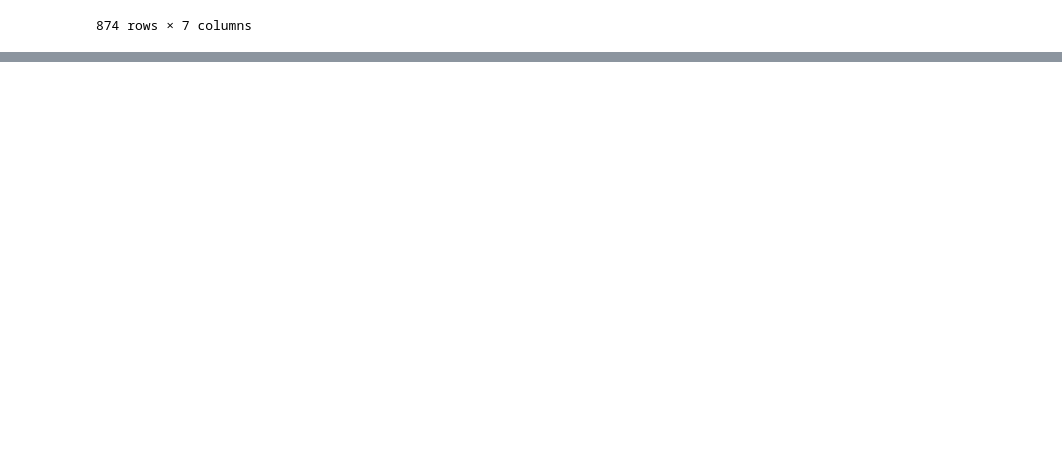
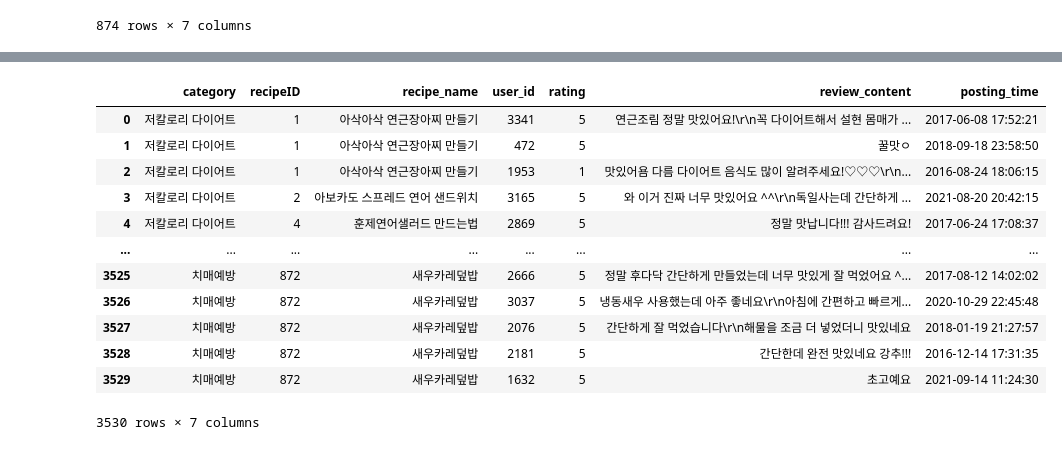
Before and after one commit to jonggu12/yorehalre_project, a Jupyter notebook: 03.DB저장/code/01. DB저장.ipynb, the cells around one changed output, grey strips where cells are left out. Saved outputs shown, nothing was run; the diff lists cells and outputs as text; code cells hidden in the pictures; blank space fills up the shorter version.

```diff
--- a/03.DB저장/code/01. DB저장.ipynb
+++ b/03.DB저장/code/01. DB저장.ipynb
@@ -385,0 +389,5 @@ conn.close()
+# %%
+excel_file ='../src/user_review.csv'
+df = pd.read_csv(excel_file)
+
+df.head()
@@ -385,0 +401,22 @@ conn.close()
+# %%
+# 값을 대체
+df['user_id'] = df['reviewID']
+df.drop(columns='reviewID',inplace=True)
+# %%
+# 열 재배열
+df = df[['category','recipeID','recipe_name','user_id','rating','review_content','posting_time']]
+df
+# %% [output]
+|  | category | recipeID | recipe_name | user_id | rating | review_content | posting_time |
+| 0 | 저칼로리 다이어트 | 1 | 아삭아삭 연근장아찌 만들기 | 3341 | 5 | 연근조림 정말 맛있어요!\r\n꼭 다이어트해서 설현 몸매가 ... | 2017-06-08 17:52:21 |
+| 1 | 저칼로리 다이어트 | 1 | 아삭아삭 연근장아찌 만들기 | 472 | 5 | 꿀맛ㅇ | 2018-09-18 23:58:50 |
+| 2 | 저칼로리 다이어트 | 1 | 아삭아삭 연근장아찌 만들기 | 1953 | 1 | 맛있어욤 다름 다이어트 음식도 많이 알려주세요!♡♡♡\r\n... | 2016-08-24 18:06:15 |
+| 3 | 저칼로리 다이어트 | 2 | 아보카도 스프레드 연어 샌드위치 | 3165 | 5 | 와 이거 진짜 너무 맛있어요 ^^\r\n독일사는데 간단하게 ... | 2021-08-20 20:42:15 |
+| 4 | 저칼로리 다이어트 | 4 | 훈제연어샐러드 만드는법 | 2869 | 5 | 정말 맛납니다!!! 감사드려요! | 2017-06-24 17:08:37 |
+| ... | ... | ... | ... | ... | ... | ... | ... |
+| 3525 | 치매예방 | 872 | 새우카레덮밥 | 2666 | 5 | 정말 후다닥 간단하게 만들었는데 너무 맛있게 잘 먹었어요 ^... | 2017-08-12 14:02:02 |
+| 3526 | 치매예방 | 872 | 새우카레덮밥 | 3037 | 5 | 냉동새우 사용했는데 아주 좋네요\r\n아침에 간편하고 빠르게... | 2020-10-29 22:45:48 |
+| 3527 | 치매예방 | 872 | 새우카레덮밥 | 2076 | 5 | 간단하게 잘 먹었습니다\r\n해물을 조금 더 넣었더니 맛있네요 | 2018-01-19 21:27:57 |
+| 3528 | 치매예방 | 872 | 새우카레덮밥 | 2181 | 5 | 간단한데 완전 맛있네요 강추!!! | 2016-12-14 17:31:35 |
+| 3529 | 치매예방 | 872 | 새우카레덮밥 | 1632 | 5 | 초고예요 | 2021-09-14 11:24:30 |
+3530 rows × 7 columns
```
Also changed, not shown: parts of 7 cells of this notebook, 1 other file.
